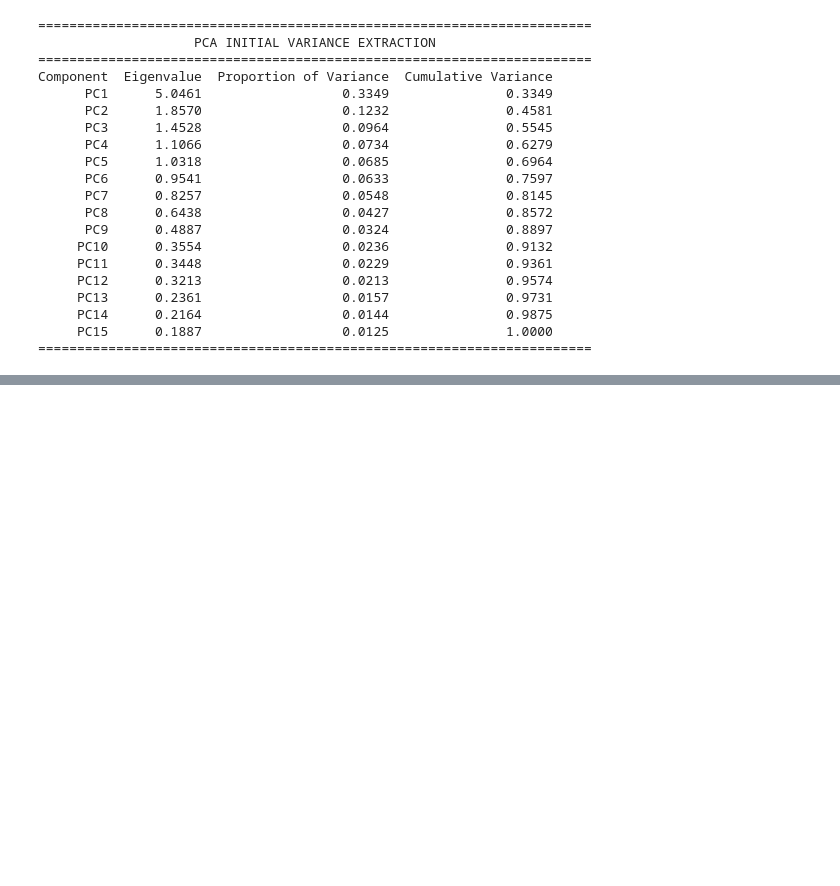
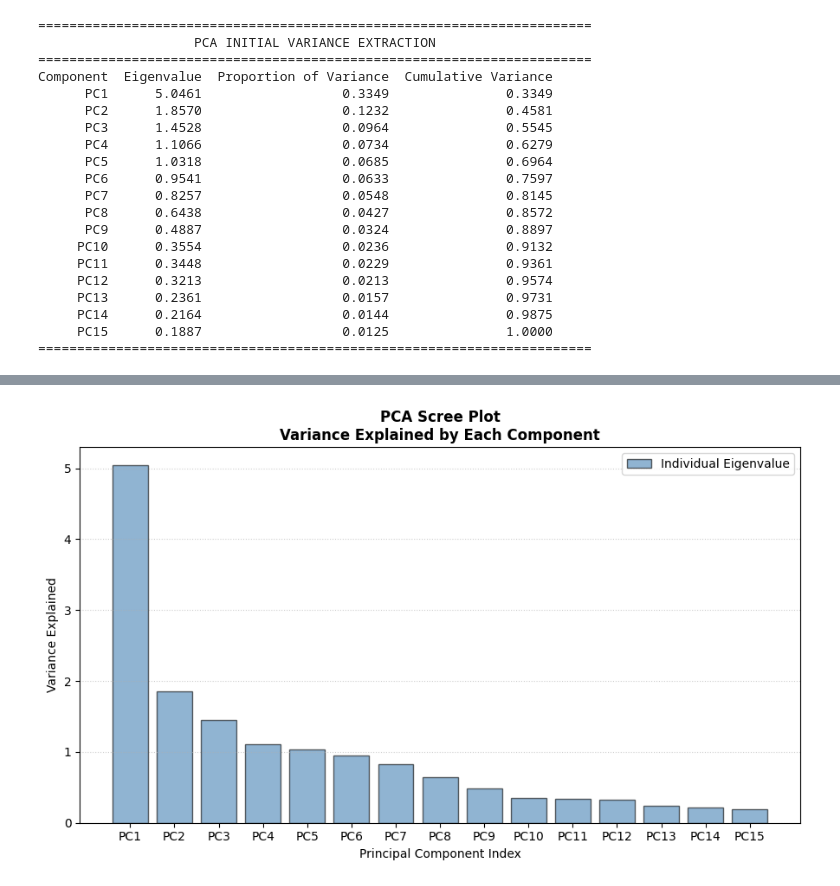
Before and after one commit to henryelga/Startup_Viability_Index, a Jupyter notebook: notebooks/04_multivariate_analysis.ipynb, the cells around one changed output, grey strips where cells are left out. Drawn from its saved outputs; the diff is of its cells as text; code cells hidden in the pictures; blank space fills up the shorter version.

Commit message:
📊 Plot PCA Scree Plot and PCA Country Scatter Plot

```diff
--- a/notebooks/04_multivariate_analysis.ipynb
+++ b/notebooks/04_multivariate_analysis.ipynb
@@ -569,0 +591,24 @@ Component  Eigenvalue  Proportion of Variance  Cumulative Variance
+# %%
+output_figure_dir = "../artifacts/figures"
+os.makedirs(output_figure_dir, exist_ok=True)
+
+plt.figure(figsize=(9, 5.5))
+
+# Bar chart for individual component variance
+plt.bar(range(1, 16), eigenvalues, alpha=0.6, color='steelblue',
+        edgecolor='black', label='Individual Eigenvalue')
+
+plt.title("PCA Scree Plot\nVariance Explained by Each Component", fontsize=12, fontweight='bold')
+plt.xlabel("Principal Component Index", fontsize=10)
+plt.ylabel("Variance Explained", fontsize=10)
+plt.xticks(range(1, 16), [f"PC{i}" for i in range(1, 16)])
+plt.legend(loc='upper right')
+plt.grid(axis='y', linestyle=':', alpha=0.6)
+plt.tight_layout()
+
+save_path = os.path.join(output_figure_dir, "pca_scree_plot.png")
+plt.savefig(save_path, dpi=300)
+plt.show()
+plt.close()
+# %% [output]
+[figure, added]
```
Also changed, not shown: parts of 3 cells of this notebook, 2 other files.
